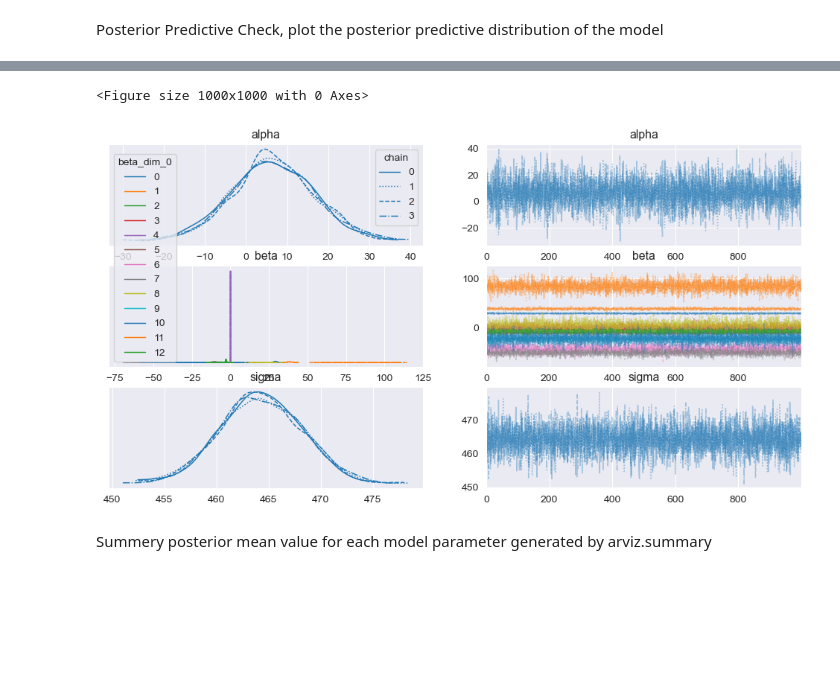
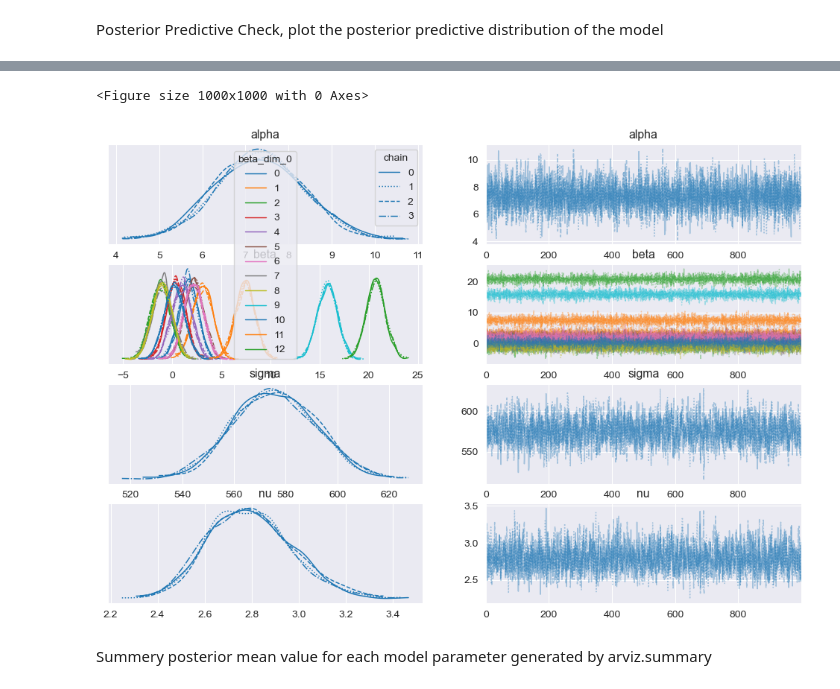
Before and after one commit to ZehuaLiuY/ML_CW, a Jupyter notebook: src/Bayesian_Linear_Regression.ipynb, the cells around one changed output, grey strips where cells are left out. Saved outputs shown, nothing was run; the diff lists cells and outputs as text; code cells hidden in the pictures; blank space fills up the shorter version.

```diff
--- a/src/Bayesian_Linear_Regression.ipynb
+++ b/src/Bayesian_Linear_Regression.ipynb
@@ -93,0 +58,14 @@ Test set size: (1752, 13)
+# %%
+# scale the data
+scaler = StandardScaler()
+columns_to_scale = X.columns.difference(['Seasons', 'Holiday', 'Functioning Day', 'DayOfWeek'])
+X_train[columns_to_scale] = scaler.fit_transform(X_train[columns_to_scale])
+X_test[columns_to_scale] = scaler.transform(X_test[columns_to_scale])
+
+X_train_np = X_train.to_numpy(dtype=np.float32)
+X_test_np = X_test.to_numpy(dtype=np.float32)
+y_train_np = y_train.to_numpy(dtype=np.float32)
+y_test_np = y_test.to_numpy(dtype=np.float32)
+
+print("Training set size:", X_train.shape)
+print("Test set size:", X_test.shape)
@@ -96,29 +77,33 @@ Test set size: (1752, 13)
 Use PyMC to perform Bayesian Linear Regression on your new dataset.
 # %%
 # define the model
+# Define the Bayesian model
 num_samples = 1000
 model = pm.Model()
 
 with model:
+    n_features = X_train.shape[1]
 
-    n_features = X_train.shape[1]
-    beta = pm.Normal('beta', mu=0, sigma=10, shape=n_features)
+    # Weaker priors for beta coefficients
+    beta = pm.Normal('beta', mu=0, sigma=1, shape=n_features)
 
+    # Weaker prior for alpha (intercept)
+    alpha = pm.Normal('alpha', mu=0, sigma=1)
 
-    alpha = pm.Normal('alpha', mu=0, sigma=10)
+    # Robust model for sigma
+    sigma = pm.HalfCauchy('sigma', beta=1)
 
+    # Expected value (mu) of outcome
+    mu = alpha + pm.math.dot(X_train.values, beta)
 
-    sigma = pm.HalfCauchy('sigma', beta=10)
+    # Robust likelihood function (Student's T-distribution)
+    nu = pm.Exponential('nu', 1/30)
+    Y_obs = pm.StudentT('Y_obs', nu=nu, mu=mu, sigma=sigma, observed=y_train.values)
 
-
-    mu = alpha + pm.math.dot(X_train, beta)
-
-
-    Y_obs = pm.Normal('Y_obs', mu=mu, sigma=sigma, observed=y_train)
-
-
+    # Sample the model
     trace = pm.sample(num_samples, return_inferencedata=True)
 
+# Model summary
 summary = az.summary(trace)
 print(summary)
 # %% [output]
@@ -185,11 +170,11 @@ plt.show()
 ... (3 outputs left out)
 # %%
 plt.figure(figsize=(10, 10))
-az.plot_trace(trace, combined=False, var_names=['alpha', 'beta', 'sigma'], legend=True)
+az.plot_trace(trace, combined=False, var_names=['alpha', 'beta', 'sigma', 'nu'], legend=True)
 plt.show()
 # %% [output]
 <Figure size 1000x1000 with 0 Axes>
-[figure, old version]
+[figure, new version]
 # %% [markdown]
 Summery posterior mean value for each model parameter generated by arviz.summary
 # %%
```
Also changed, not shown: parts of 8 cells of this notebook.
